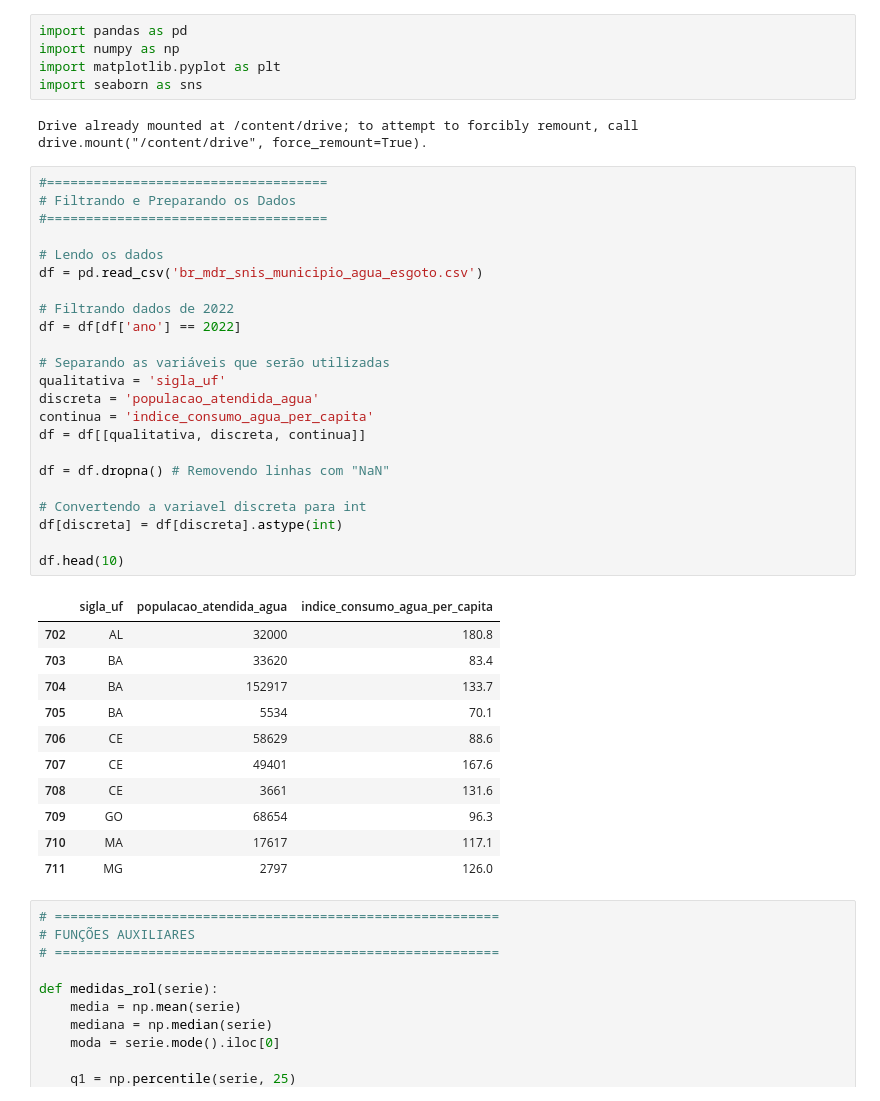
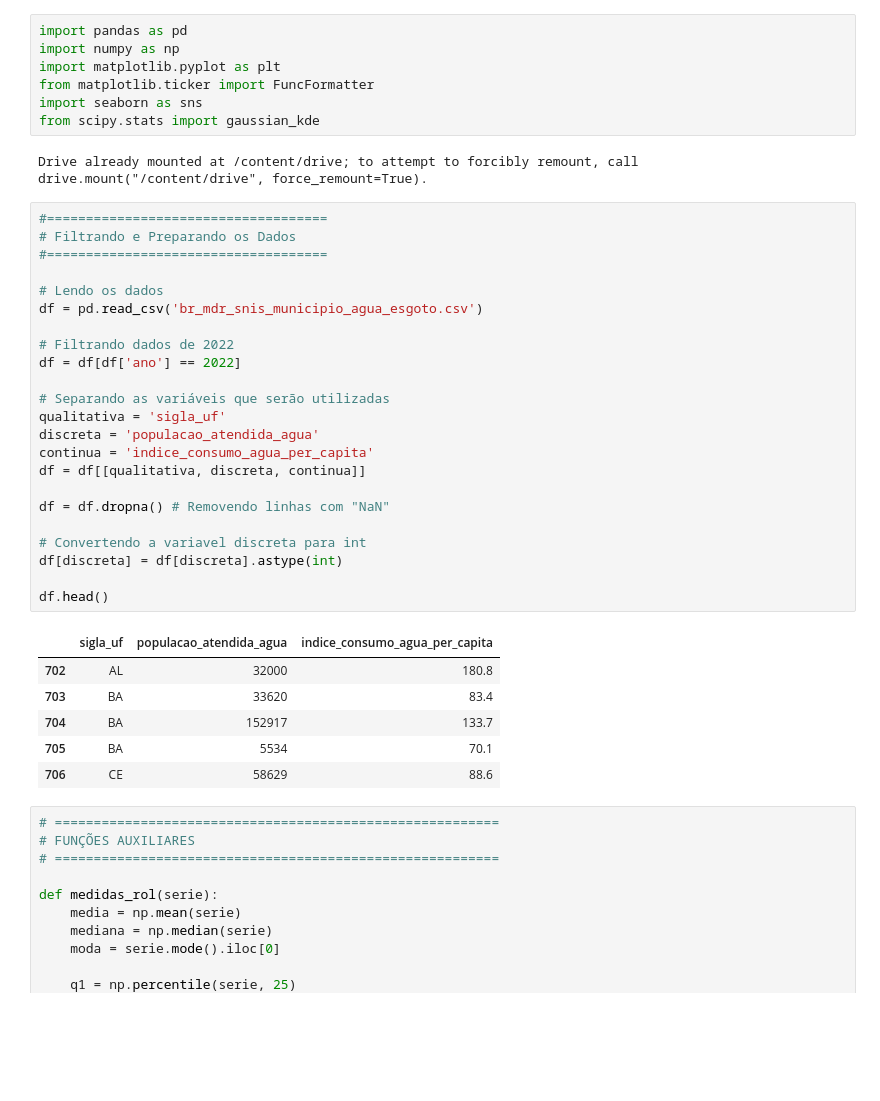
Before and after one commit to Vileno-C/analysis-of-water-consumption, a Jupyter notebook: main.ipynb, the cells around one changed output. Drawn from its saved outputs; the diff is of its cells as text; blank space fills up the shorter version.

```diff
--- a/main.ipynb
+++ b/main.ipynb
@@ -2,44 +2,41 @@
 import pandas as pd
 import numpy as np
 import matplotlib.pyplot as plt
+from matplotlib.ticker import FuncFormatter
 import seaborn as sns
+from scipy.stats import gaussian_kde
 # %% [output]
 Drive already mounted at /content/drive; to attempt to forcibly remount, call drive.mount("/content/drive", force_remount=True).
 # %%
 #====================================
 # Filtrando e Preparando os Dados
 #====================================
 
 # Lendo os dados
 df = pd.read_csv('br_mdr_snis_municipio_agua_esgoto.csv')
 
 # Filtrando dados de 2022
 df = df[df['ano'] == 2022]
 
 # Separando as variáveis que serão utilizadas
 qualitativa = 'sigla_uf'
 discreta = 'populacao_atendida_agua'
 continua = 'indice_consumo_agua_per_capita'
 df = df[[qualitativa, discreta, continua]]
 
 df = df.dropna() # Removendo linhas com "NaN"
 
 # Convertendo a variavel discreta para int
 df[discreta] = df[discreta].astype(int)
 
-df.head(10)
+df.head()
 # %% [output]
 |  | sigla_uf | populacao_atendida_agua | indice_consumo_agua_per_capita |
 | 702 | AL | 32000 | 180.8 |
 | 703 | BA | 33620 | 83.4 |
 | 704 | BA | 152917 | 133.7 |
 | 705 | BA | 5534 | 70.1 |
 | 706 | CE | 58629 | 88.6 |
-| 707 | CE | 49401 | 167.6 |
-| 708 | CE | 3661 | 131.6 |
-| 709 | GO | 68654 | 96.3 |
-| 710 | MA | 17617 | 117.1 |
-| 711 | MG | 2797 | 126.0 |
 # %%
 # =========================================================
 # FUNÇÕES AUXILIARES
```
Also changed, not shown: parts of 5 cells of this notebook.
